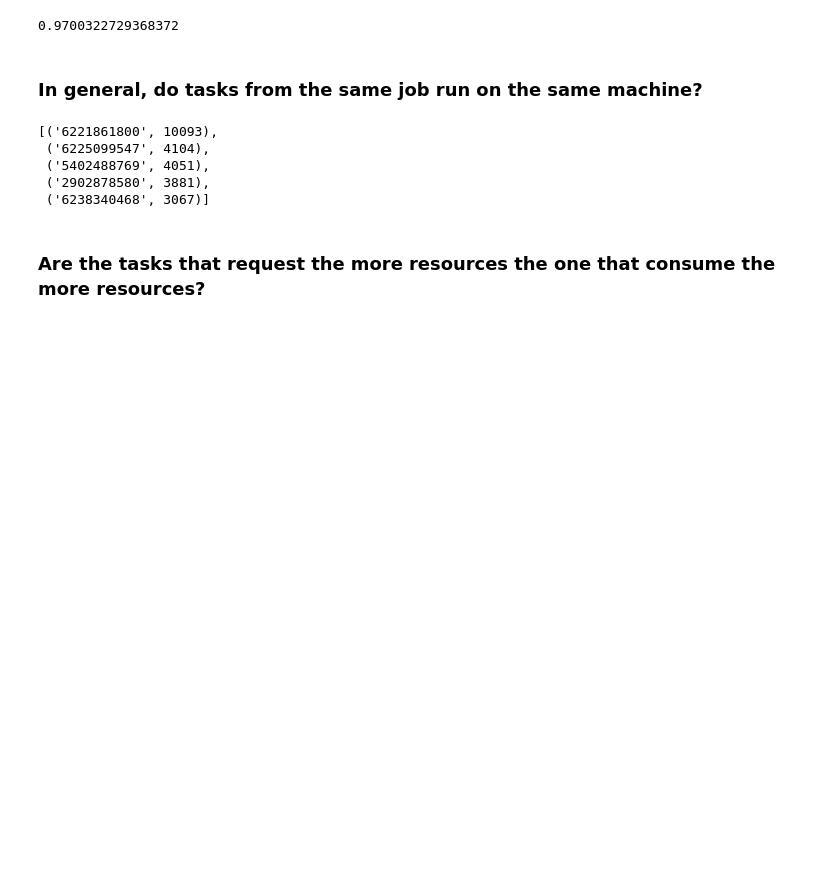
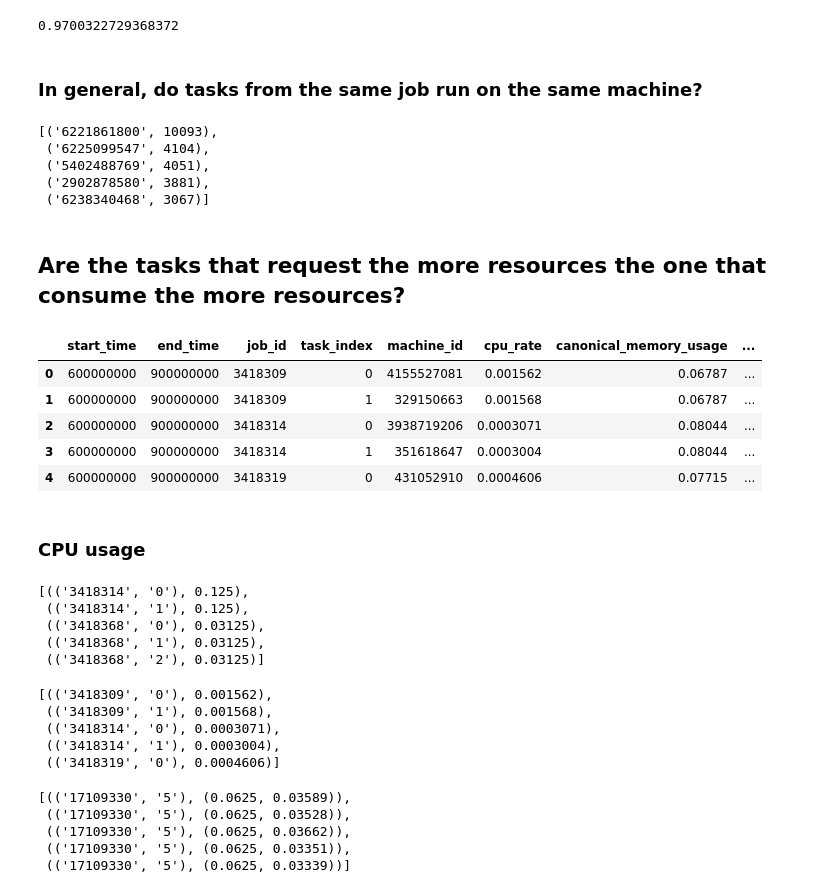
Before and after one commit to templierw/spark_lab, a Jupyter notebook: lab.ipynb, the cells around one changed output. Cells and saved outputs as stored; diff of their text form; code cells hidden in the pictures; blank space fills up the shorter version.

```diff
--- a/lab.ipynb
+++ b/lab.ipynb
@@ -141,4 +141,47 @@ task_events.select(['job_id', 'machine_id'])\
  ('2902878580', 3881),
  ('6238340468', 3067)]
 # %% [markdown]
-### Are the tasks that request the more resources the one that consume the more resources?
+## Are the tasks that request the more resources the one that consume the more resources?
+# %%
+task_usage = Table('task_usage', spark_context=sc)
+task_usage.pprint(5)
+# %% [output]
+|  | start_time | end_time | job_id | task_index | machine_id | cpu_rate | canonical_memory_usage | ... |
+| 0 | 600000000 | 900000000 | 3418309 | 0 | 4155527081 | 0.001562 | 0.06787 | ... |
+| 1 | 600000000 | 900000000 | 3418309 | 1 | 329150663 | 0.001568 | 0.06787 | ... |
+| 2 | 600000000 | 900000000 | 3418314 | 0 | 3938719206 | 0.0003071 | 0.08044 | ... |
+| 3 | 600000000 | 900000000 | 3418314 | 1 | 351618647 | 0.0003004 | 0.08044 | ... |
+| 4 | 600000000 | 900000000 | 3418319 | 0 | 431052910 | 0.0004606 | 0.07715 | ... |
+# %% [markdown]
+### CPU usage
+# %%
+cpu_req = task_events.select(['job_id','task_index','cpu_request'])\
+                     .filter(lambda x: x[2] != 'NA')\
+                     .map(lambda x: ((x[0],x[1]),float(x[2])))
+cpu_req.take(5)
+# %% [output]
+[(('3418314', '0'), 0.125),
+ (('3418314', '1'), 0.125),
+ (('3418368', '0'), 0.03125),
+ (('3418368', '1'), 0.03125),
+ (('3418368', '2'), 0.03125)]
+# %%
+cpu_us = task_usage.select(['job_id','task_index','cpu_rate'])\
+                   .filter(lambda x: x[2] != 'NA')\
+                   .map(lambda x: ((x[0],x[1]),float(x[2])))
+cpu_us.take(5)
+# %% [output]
+[(('3418309', '0'), 0.001562),
+ (('3418309', '1'), 0.001568),
+ (('3418314', '0'), 0.0003071),
+ (('3418314', '1'), 0.0003004),
+ (('3418319', '0'), 0.0004606)]
+# %%
+cpu_cons = cpu_req.join(cpu_us)
+cpu_cons.take(5)
+# %% [output]
+[(('17109330', '5'), (0.0625, 0.03589)),
+ (('17109330', '5'), (0.0625, 0.03528)),
+ (('17109330', '5'), (0.0625, 0.03662)),
+ (('17109330', '5'), (0.0625, 0.03351)),
+ (('17109330', '5'), (0.0625, 0.03339))]
```
Also changed, not shown: parts of 12 cells of this notebook, 4 other files.
